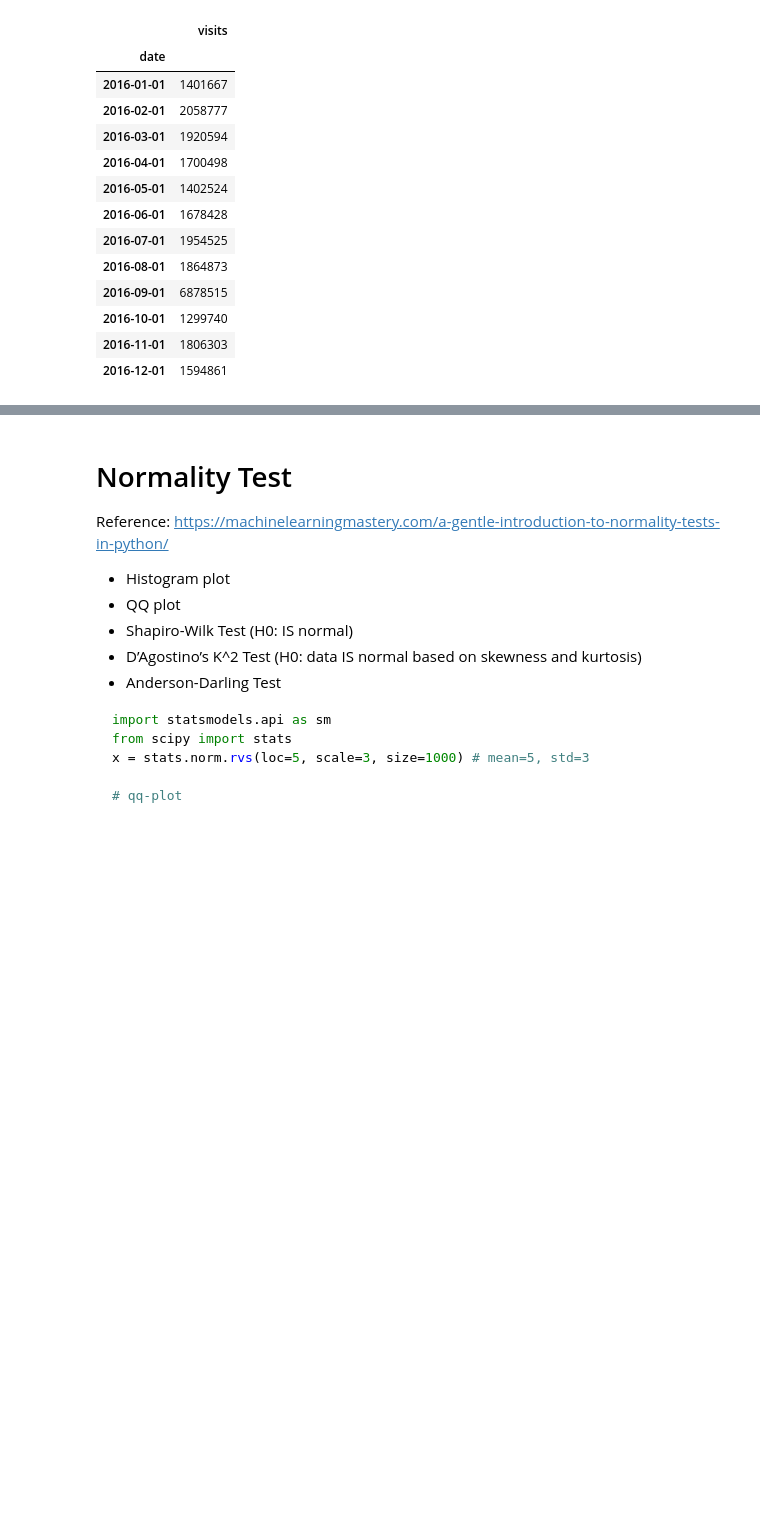
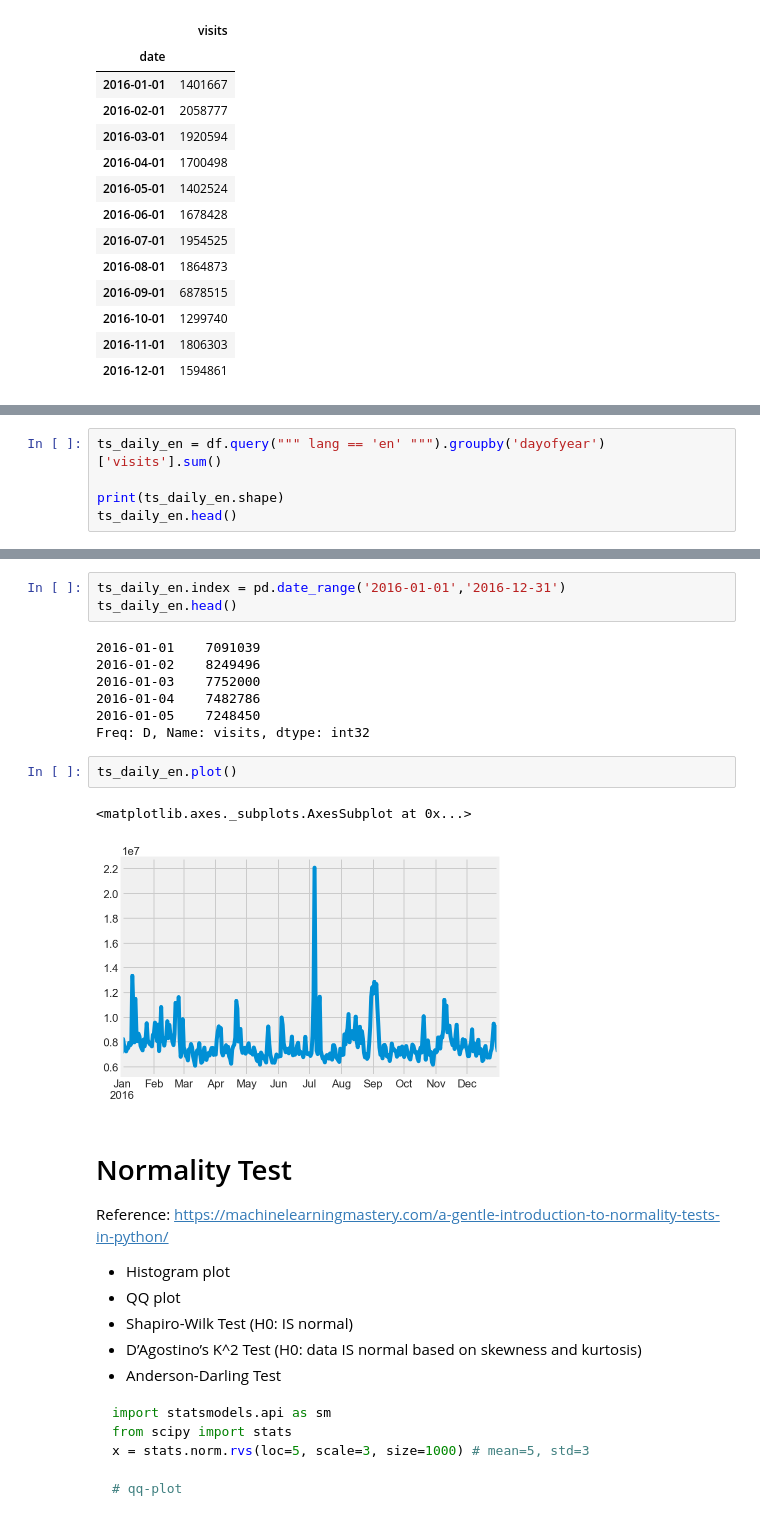
Before and after one commit to bhishanpdl/Project_Web_Traffic_Timeseries_Forecasting, a Jupyter notebook: notebooks/c01_timeseries_statistics.ipynb, the cells around one changed output, grey strips where cells are left out. Saved outputs shown, nothing was run; the diff lists cells and outputs as text; blank space fills up the shorter version.

```diff
--- a/notebooks/c01_timeseries_statistics.ipynb
+++ b/notebooks/c01_timeseries_statistics.ipynb
@@ -250,0 +258,5 @@ ts.asfreq('MS')
+# %%
+ts_daily_en = df.query(""" lang == 'en' """).groupby('dayofyear')['visits'].sum()
+
+print(ts_daily_en.shape)
+ts_daily_en.head()
@@ -251,3 +276,18 @@ ts.asfreq('MS')
+# %%
+ts_daily_en.index = pd.date_range('2016-01-01','2016-12-31')
+ts_daily_en.head()
+# %% [output]
+2016-01-01    7091039
+2016-01-02    8249496
+2016-01-03    7752000
+2016-01-04    7482786
+2016-01-05    7248450
+Freq: D, Name: visits, dtype: int32
+# %%
+ts_daily_en.plot()
+# %% [output]
+<matplotlib.axes._subplots.AxesSubplot at 0x...>
+[figure, added]
 # %% [markdown]
 # Normality Test
 
```
Also changed, not shown: parts of 6 cells of this notebook, 6 other files.
